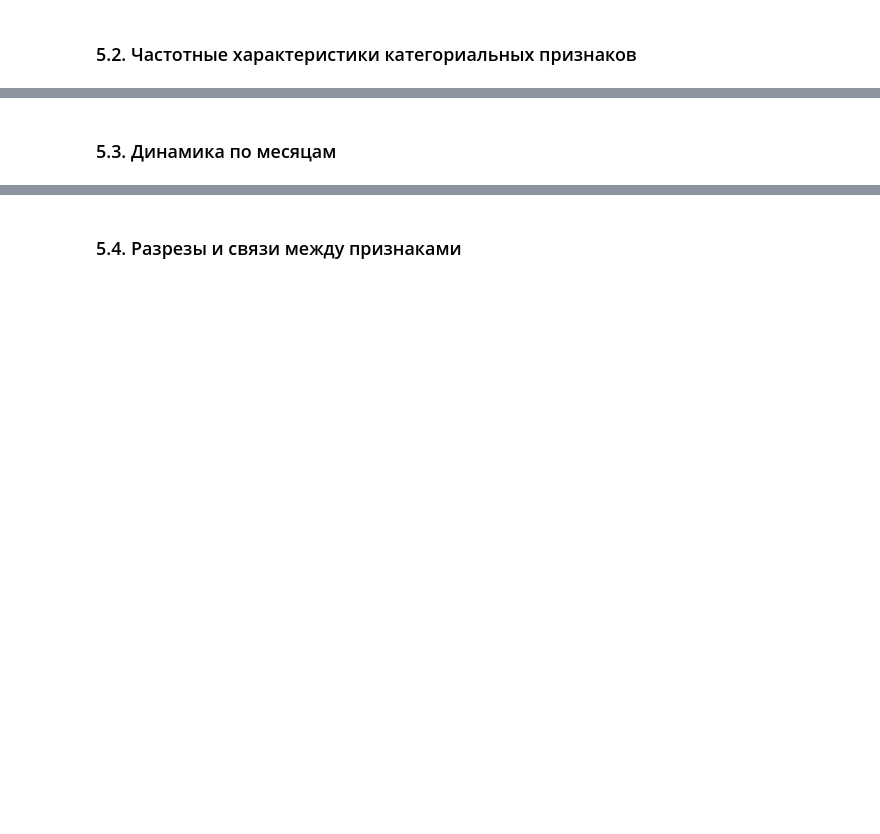
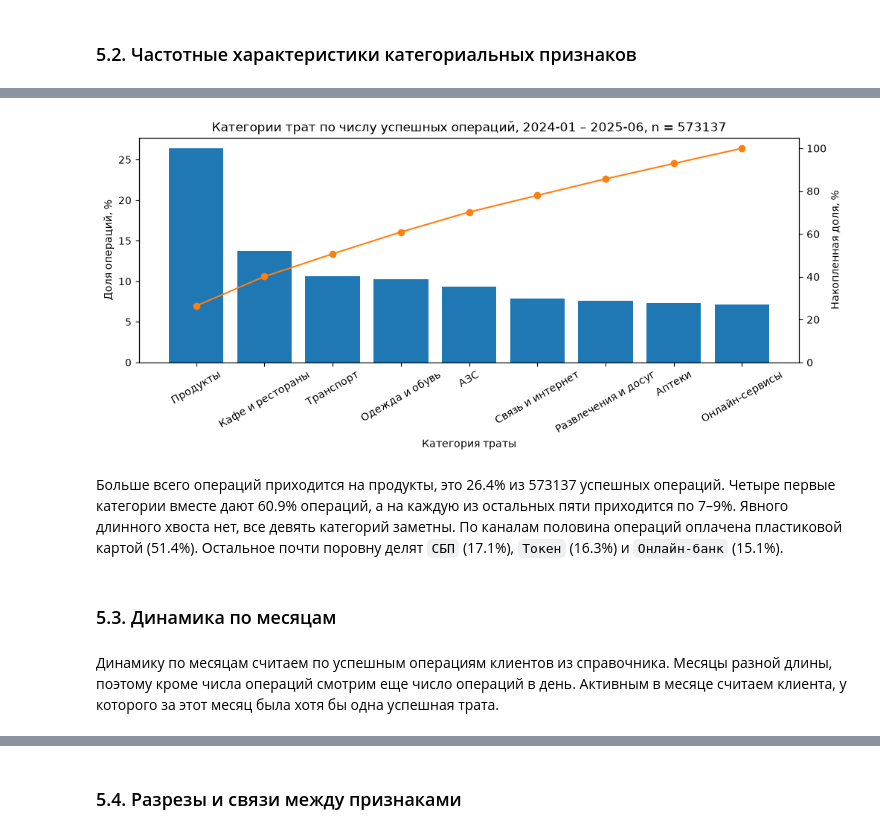
Before and after one commit to sangnchr-s/Gonchar_Alexander_Lab1, a Jupyter notebook: 01_analysis.ipynb, the cells around one changed output, grey strips where cells are left out. Cells and saved outputs as stored; diff of their text form; code cells hidden in the pictures; blank space fills up the shorter version.

```diff
--- a/01_analysis.ipynb
+++ b/01_analysis.ipynb
@@ -1140,0 +1254,11 @@ cleaning_log
+# %%
+cat_ops = txn_ok["category"].value_counts().to_frame("операций")
+cat_ops["доля, %"] = (cat_ops["операций"] / len(txn_ok) * 100).round(1)
+cat_ops["накопленная доля, %"] = (cat_ops["операций"].cumsum() / len(txn_ok) * 100).round(1)
+
+ch_ops = txn_ok["channel"].value_counts().to_frame("операций")
+ch_ops["доля, %"] = (ch_ops["операций"] / len(txn_ok) * 100).round(1)
+
+print("успешных операций:", len(txn_ok))
+display(cat_ops)
+display(ch_ops)
@@ -1141,2 +1284,21 @@ cleaning_log
+# %%
+fig, ax = plt.subplots(figsize=(10, 4.5), layout="constrained")
+ax.bar(cat_ops.index, cat_ops["доля, %"])
+ax.set_ylabel("Доля операций, %")
+ax.set_xlabel("Категория траты")
+ax.tick_params(axis="x", rotation=30)
+ax2 = ax.twinx()
+ax2.plot(cat_ops.index, cat_ops["накопленная доля, %"], color="C1", marker="o")
+ax2.set_ylim(0, 105)
+ax2.set_ylabel("Накопленная доля, %")
+ax.set_title(f"Категории трат по числу успешных операций, 2024-01 – 2025-06, n = {len(txn_ok)}")
+plt.show()
+# %% [output]
+[figure, added]
+# %% [markdown]
+Больше всего операций приходится на продукты, это 26.4% из 573137 успешных операций. Четыре первые категории вместе дают 60.9% операций, а на каждую из остальных пяти приходится по 7–9%. Явного длинного хвоста нет, все девять категорий заметны.
+По каналам половина операций оплачена пластиковой картой (51.4%). Остальное почти поровну делят `СБП` (17.1%), `Токен` (16.3%) и `Онлайн-банк` (15.1%).
 # %% [markdown]
 ### 5.3. Динамика по месяцам
+# %% [markdown]
+Динамику по месяцам считаем по успешным операциям клиентов из справочника. Месяцы разной длины, поэтому кроме числа операций смотрим еще число операций в день. Активным в месяце считаем клиента, у которого за этот месяц была хотя бы одна успешная трата.
```
Also changed, not shown: parts of 46 cells of this notebook.
